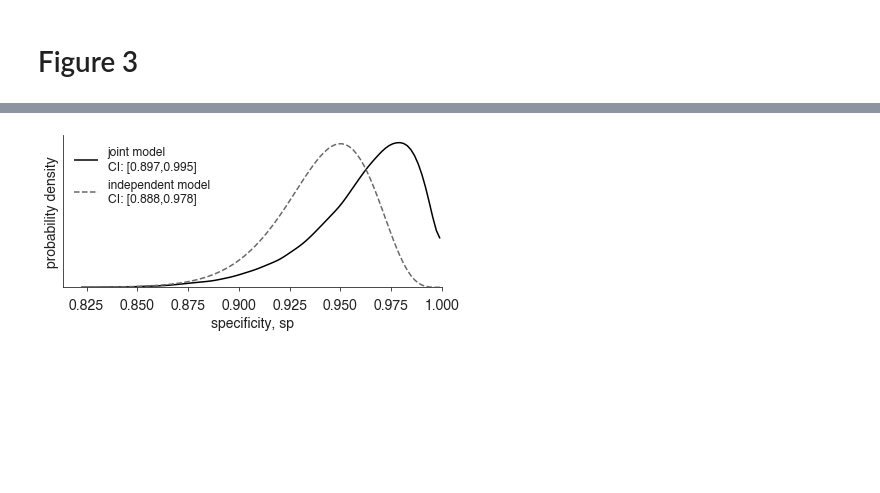
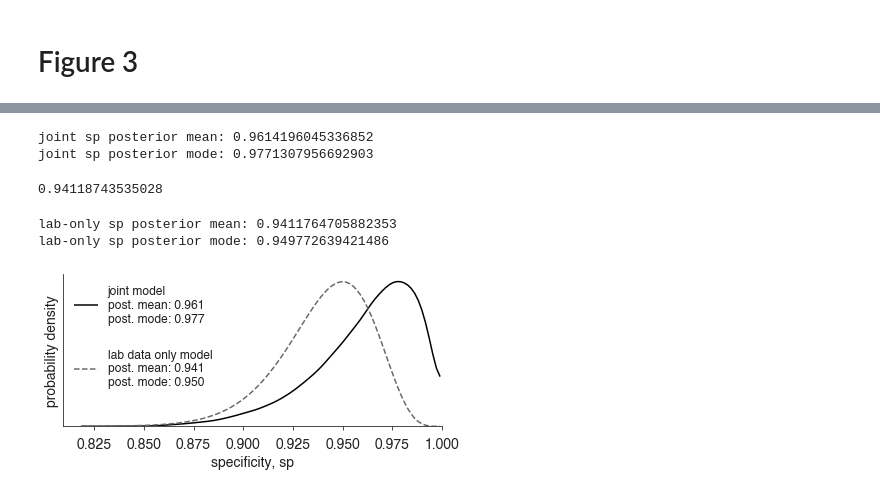
Before and after one commit to LarremoreLab/bayesian-joint-prev-se-sp, a Jupyter notebook: Figures.ipynb, the cells around one changed output, grey strips where cells are left out. Cells and saved outputs as stored; diff of their text form; code cells hidden in the pictures; blank space fills up the shorter version.

```diff
--- a/Figures.ipynb
+++ b/Figures.ipynb
@@ -309,29 +314,50 @@ prev_fig3 = (post_fig3['p'])
 se_fig3 = (post_1['sens'])
 sp_fig3 = (post_1['spec'])
 xf3,yf3,CIf3 = process(sp_fig3)
+# %%
+post_mean_f3 = np.mean(sp_fig3)
+post_mode_f3 = xf3[np.argmax(yf3)]
+print('joint sp posterior mean: {}'.format(post_mean_f3))
+print('joint sp posterior mode: {}'.format(post_mode_f3))
+# %% [output]
+joint sp posterior mean: 0.9614196045336852
+joint sp posterior mode: 0.9771307956692903
+# %%
+np.sum(xf3*yf3_labonly)/np.sum(yf3_labonly)
+# %% [output]
+0.94118743535028
+# %%
+yf3_labonly = beta.pdf(xf3,tn+1,fp+1)
+post_mean_f3_labonly = beta.mean(tn+1,fp+1)
+post_mode_f3_labonly = xf3[np.argmax(yf3_labonly)]
+print('lab-only sp posterior mean: {}'.format(post_mean_f3_labonly))
+print('lab-only sp posterior mode: {}'.format(post_mode_f3_labonly))
+# %% [output]
+lab-only sp posterior mean: 0.9411764705882353
+lab-only sp posterior mode: 0.949772639421486
 # %%
 fig,ax = plt.subplots(nrows=1,ncols=1,figsize=(6,3))
 ax.plot(xf3,yf3,
         color='black',
-       label='joint model\nCI: [{:.3f},{:.3f}]'.format(
-       np.round(CIf3[0],3),
-           np.round(CIf3[1],3)))
-
+       label='joint model\npost. mean: {:.3f}\npost. mode: {:.3f}'.format(
+       np.round(post_mean_f3,3),
+           np.round(post_mode_f3,3)))
+ax.plot([],[],color='None',label=' ')
 ax.plot(xf3,beta.pdf(xf3,tn+1,fp+1),
         linestyle='--',
         color='dimgrey',
-       label='independent model\nCI: [{:.3f},{:.3f}]'.format(
-           beta.ppf(0.025,tn+1,fp+1),
-           beta.ppf(0.975,tn+1,fp+1)
+       label='lab data only model\npost. mean: {:.3f}\npost. mode: {:.3f}'.format(
+       np.round(post_mean_f3_labonly,3),
+           np.round(post_mode_f3_labonly,3)
            ))
 ax.set_yticks([])
 ax.set_ylabel('probability density')
 ax.set_xlabel(r'specificity, sp')
 ax.set_ylim(bottom=0)
 ax.set_xlim(right=1)
 ax.legend(fontsize=12,frameon=False)
 finalize(ax,ignoreLegend=True)
 fig.tight_layout()
 # plt.savefig('Fig3.pdf')
 # %% [output]
-[figure, old version]
+[figure, new version]
```
Also changed, not shown: parts of 3 cells of this notebook.
